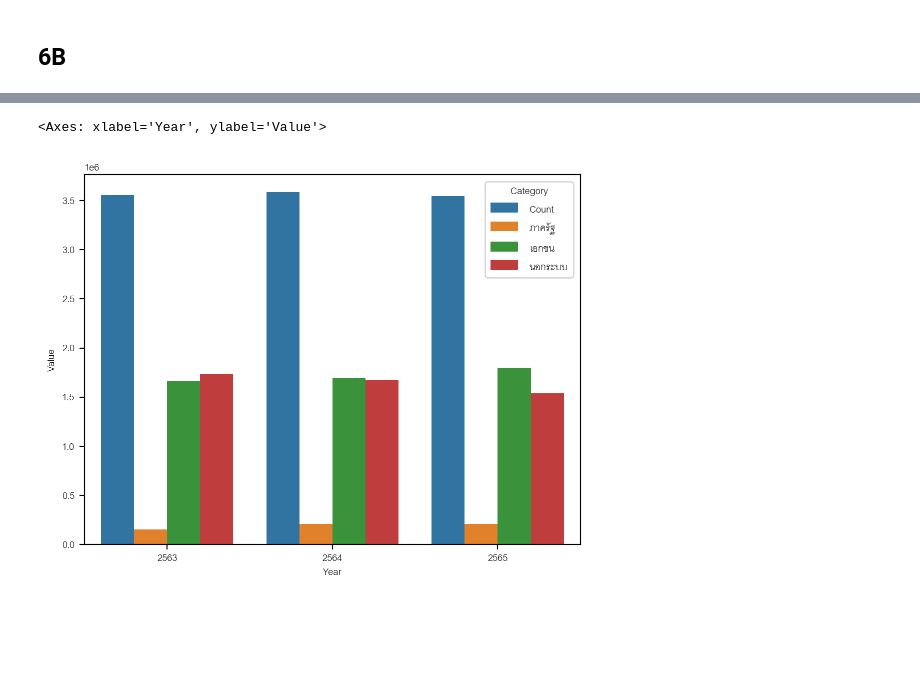
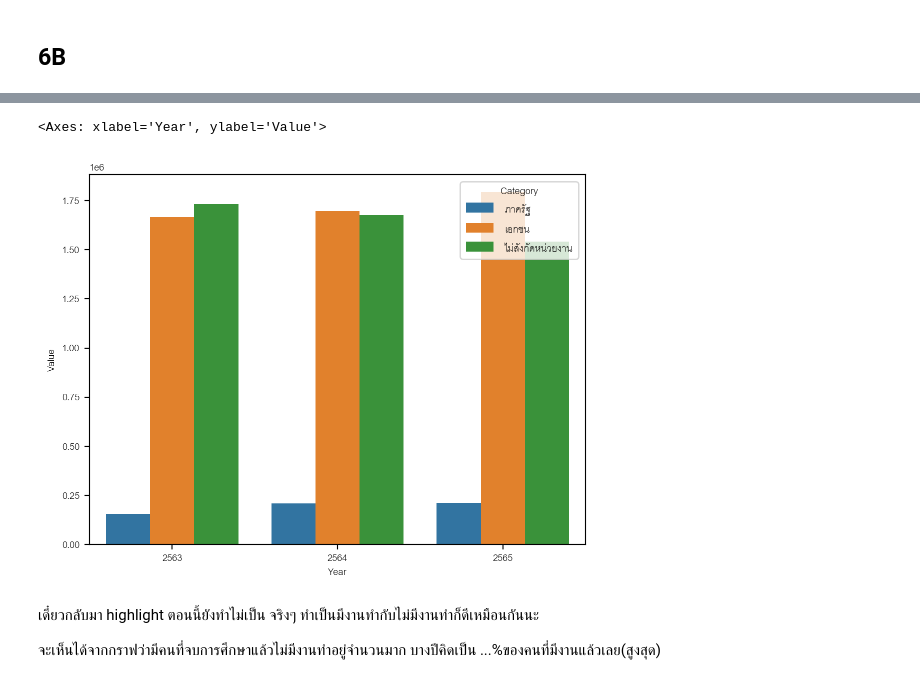
Before and after one commit to purachai-phonwisut/student-loan-analysis, a Jupyter notebook: notebook/pun.ipynb, the cells around one changed output, grey strips where cells are left out. Cells and saved outputs as stored; diff of their text form; code cells hidden in the pictures; blank space fills up the shorter version.

```diff
--- a/notebook/pun.ipynb
+++ b/notebook/pun.ipynb
@@ -86,7 +80,7 @@ df2[cols_to_clean] = df2[cols_to_clean].apply(lambda x: x.str.replace(',', ''))
 df2[cols_to_clean] = df2[cols_to_clean].astype(float)
 
 # use apply and lambda to create a new column that accounts for missing people outside of ภาครัฐ and เอกชน
-df2['นอกระบบ'] = df2.apply(lambda x: x['Count'] - (x['ภาครัฐ']+x['เอกชน']), axis=1)
+df2['ไม่สังกัดหน่วยงาน'] = df2.apply(lambda x: x['Count'] - (x['ภาครัฐ']+x['เอกชน']), axis=1)
 
 # change to long format
 melt_df2 = df2.melt(id_vars=['Year'], var_name='Category', value_name='Value')
@@ -111,8 +91,12 @@ Tidy_df2.drop('index', axis=1, inplace=True)
 # %%
 df_filtered = Tidy_df2[Tidy_df2['Category'] != 'Count']
 
 plt.rcParams['font.family'] = 'Cordia new'
-sns.barplot(data=Tidy_df2, x='Year',y='Value', hue='Category')
+sns.barplot(data=df_filtered, x='Year',y='Value', hue='Category')
 # %% [output]
 <Axes: xlabel='Year', ylabel='Value'>
-[figure, old version]
+[figure, new version]
+# %% [markdown]
+เดี๋ยวกลับมา highlight ตอนนี้ยังทำไม่เป็น จริงๆ ทำเป็นมีงานทำกับไม่มีงานทำก็ดีเหมือนกันนะ
+
+จะเห็นได้จากกราฟว่ามีคนที่จบการศึกษาแล้วไม่มีงานทำอยู่จำนวนมาก บางปีคิดเป็น ...%ของคนที่มีงานแล้วเลย(สูงสุด)
```
Also changed, not shown: parts of 5 cells of this notebook.
